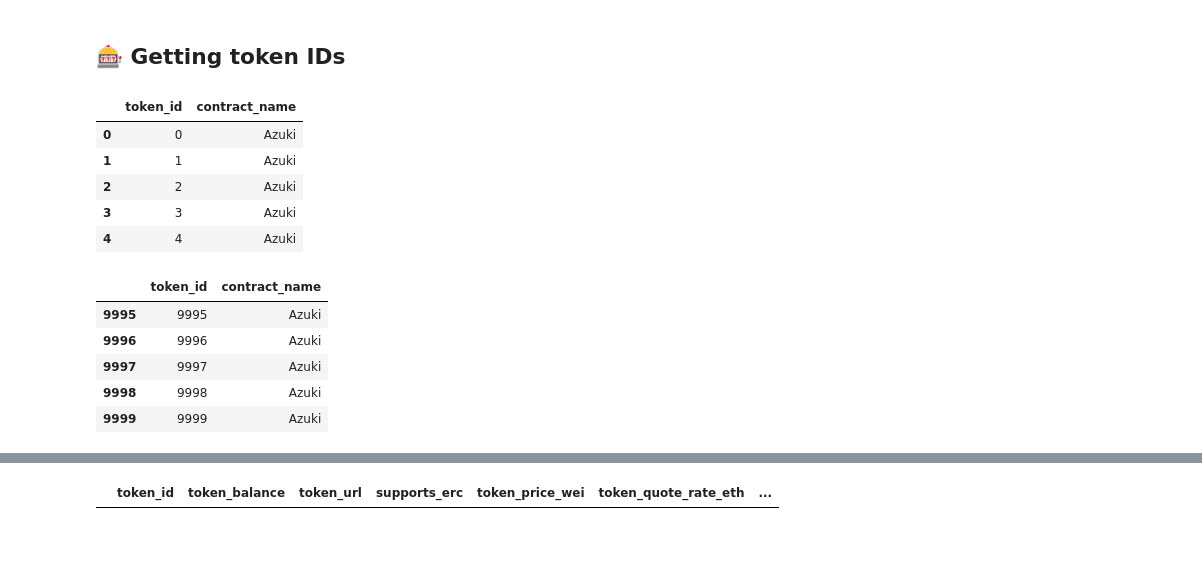
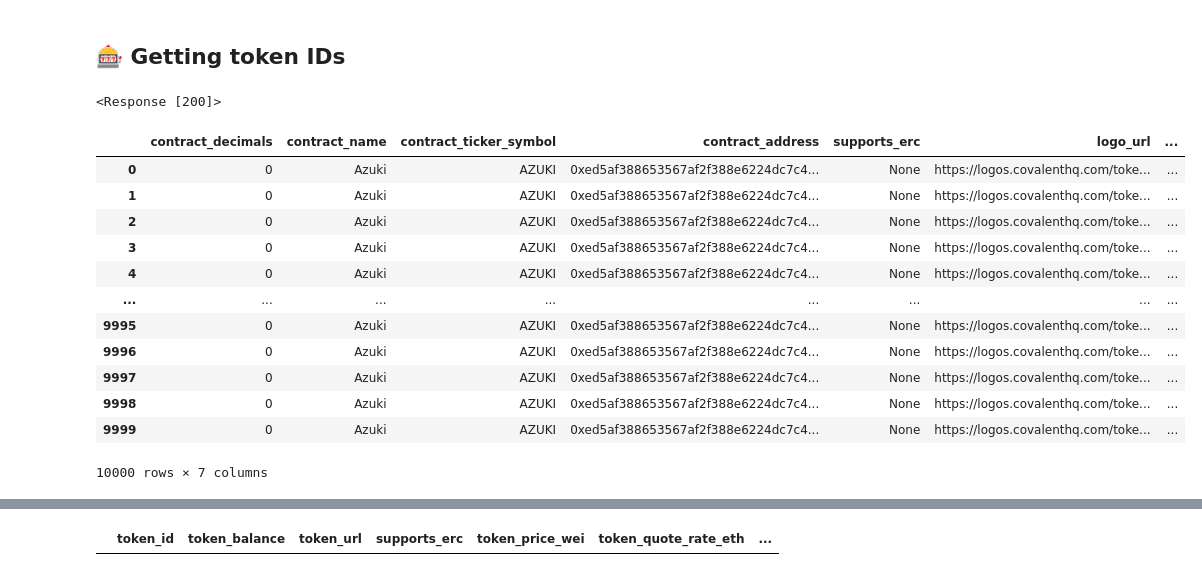
Before and after one commit to mmsaki/nft-trading-analysis, a Jupyter notebook: azuki_analysis.ipynb, the cells around one changed output, grey strips where cells are left out. Saved outputs shown, nothing was run; the diff lists cells and outputs as text; code cells hidden in the pictures; blank space fills up the shorter version.

```diff
--- a/azuki_analysis.ipynb
+++ b/azuki_analysis.ipynb
@@ -33,34 +31,35 @@ str
+# %%
+# Create variables needed for getting token ID
+contract_address = "/0xED5AF388653567Af2F388E6224dC7C4b3241C544"
+api_key = "/?key=" + API_KEY
+
+# Join url with variables
+url_tokens = url + chain_id + "/tokens" + contract_address + "/nft_token_ids" + api_key
+
+# # Execute get request check response
+response = requests.get(url_tokens)
+response
+# %% [output]
+<Response [200]>
 # %%
-# Append url for our api
-url = "https://api.covalenthq.com/v1"
-chain_id = "/1"
-
-# Add search queries to api url
-contract_address = "/0xED5AF388653567Af2F388E6224dC7C4b3241C544"
-api_key = "/?key=" + API_KEY
-
-url_tokens = url + chain_id + "/tokens" + contract_address + "/nft_token_ids" + api_key #+ "&format=csv"
-
 # Create variale for our requests data
 nft_tokens = requests.get(url_tokens).json()
 
-# Display dataframe
+# Conver json to dataframe
 token_IDS = pd.DataFrame(nft_tokens['data']['items'])
-
-# token_IDS = token_IDS.set_index()
-token_IDS = pd.DataFrame(token_IDS, columns = ['token_id','contract_name'])
-display(token_IDS.head())
-display(token_IDS.tail())
+# View token ID dataframe
+token_IDS
 # %% [output]
-|  | token_id | contract_name |
-| 0 | 0 | Azuki |
-| 1 | 1 | Azuki |
-| 2 | 2 | Azuki |
-| 3 | 3 | Azuki |
-| 4 | 4 | Azuki |
+|  | contract_decimals | contract_name | contract_ticker_symbol | contract_address | supports_erc | logo_url | ... |
+| 0 | 0 | Azuki | AZUKI | 0xed5af388653567af2f388e6224dc7c4... | None | https://logos.covalenthq.com/toke... | ... |
+| 1 | 0 | Azuki | AZUKI | 0xed5af388653567af2f388e6224dc7c4... | None | https://logos.covalenthq.com/toke... | ... |
+| 2 | 0 | Azuki | AZUKI | 0xed5af388653567af2f388e6224dc7c4... | None | https://logos.covalenthq.com/toke... | ... |
+| 3 | 0 | Azuki | AZUKI | 0xed5af388653567af2f388e6224dc7c4... | None | https://logos.covalenthq.com/toke... | ... |
+| 4 | 0 | Azuki | AZUKI | 0xed5af388653567af2f388e6224dc7c4... | None | https://logos.covalenthq.com/toke... | ... |
+| ... | ... | ... | ... | ... | ... | ... | ... |
+| 9995 | 0 | Azuki | AZUKI | 0xed5af388653567af2f388e6224dc7c4... | None | https://logos.covalenthq.com/toke... | ... |
+| 9996 | 0 | Azuki | AZUKI | 0xed5af388653567af2f388e6224dc7c4... | None | https://logos.covalenthq.com/toke... | ... |
+| 9997 | 0 | Azuki | AZUKI | 0xed5af388653567af2f388e6224dc7c4... | None | https://logos.covalenthq.com/toke... | ... |
+| 9998 | 0 | Azuki | AZUKI | 0xed5af388653567af2f388e6224dc7c4... | None | https://logos.covalenthq.com/toke... | ... |
+| 9999 | 0 | Azuki | AZUKI | 0xed5af388653567af2f388e6224dc7c4... | None | https://logos.covalenthq.com/toke... | ... |
-|  | token_id | contract_name |
-| 9995 | 9995 | Azuki |
-| 9996 | 9996 | Azuki |
-| 9997 | 9997 | Azuki |
-| 9998 | 9998 | Azuki |
-| 9999 | 9999 | Azuki |
+10000 rows × 7 columns
```
Also changed, not shown: parts of 32 cells of this notebook.
